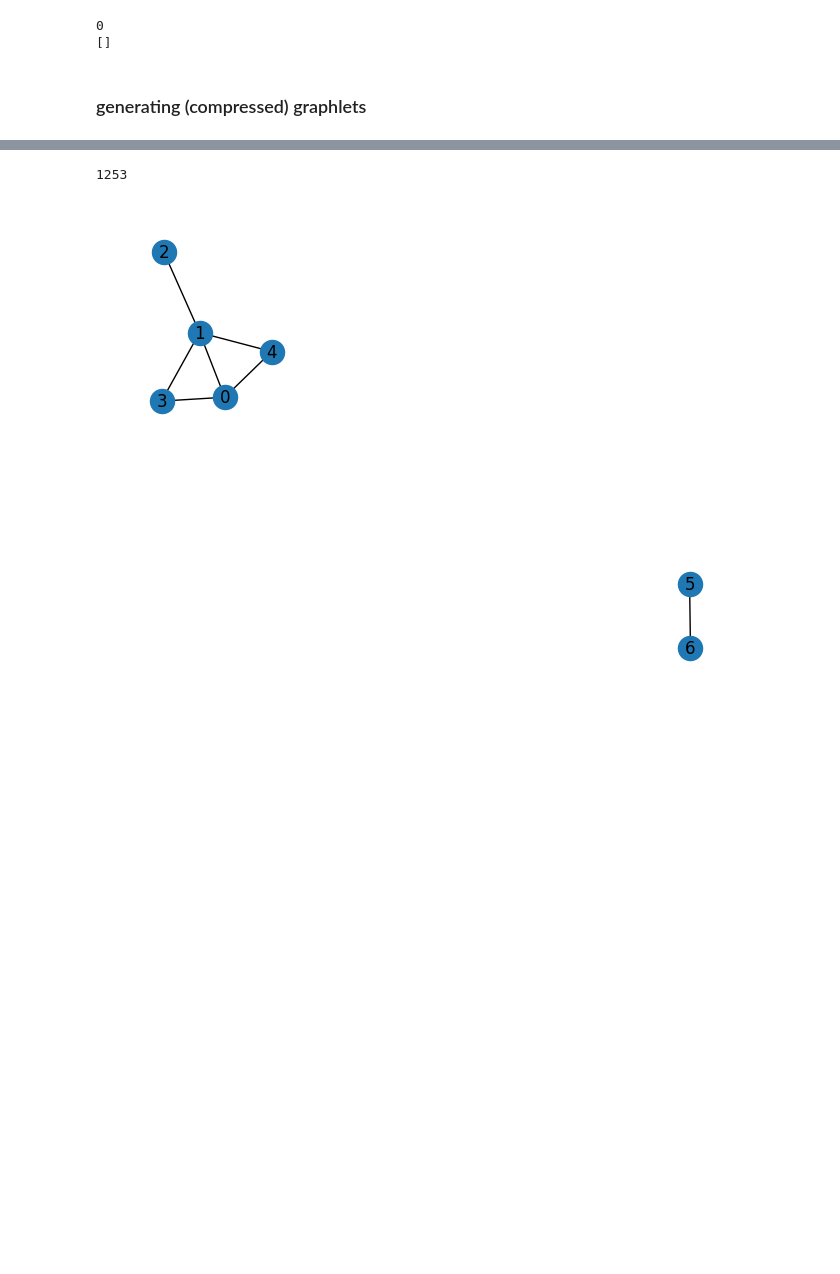
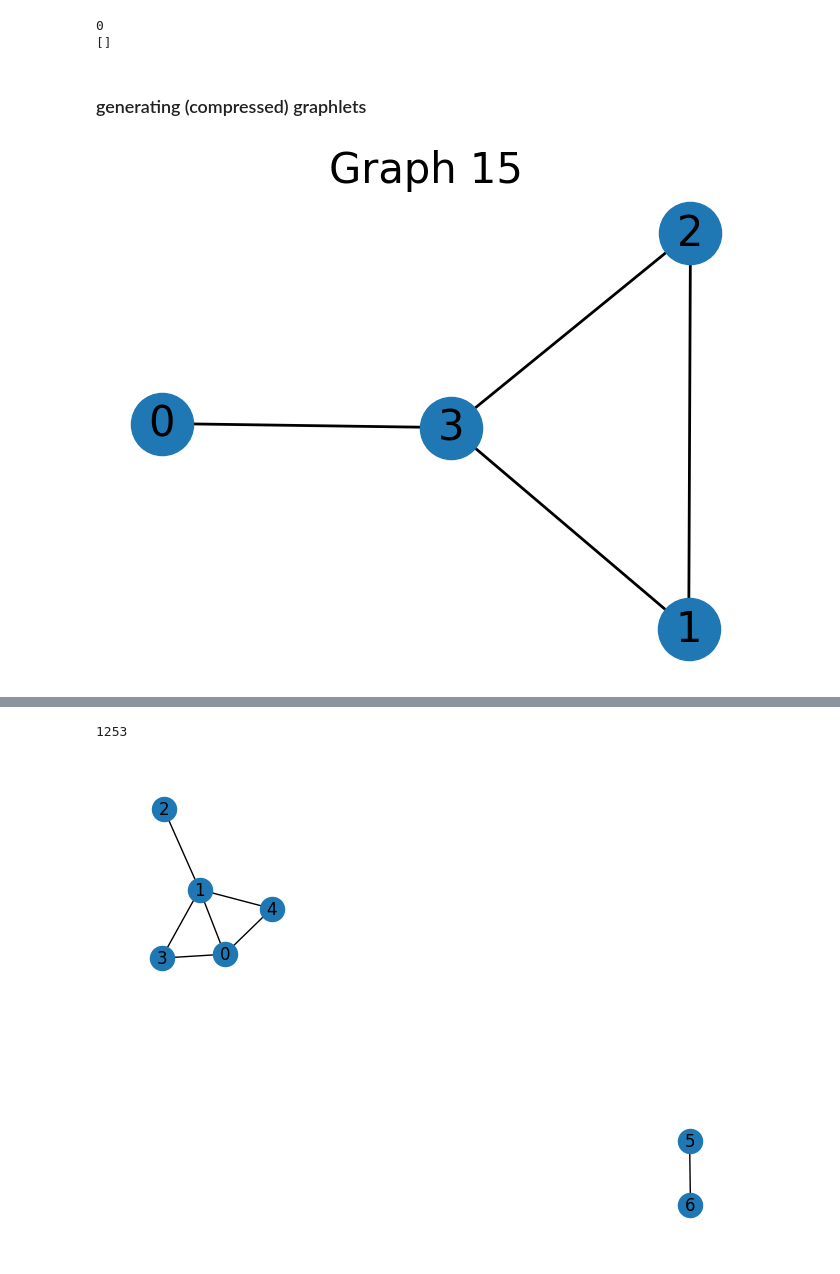
Before and after one commit to andrejjocic/mesh-compressor, a Jupyter notebook: src/repl.ipynb, the cells around one changed output, grey strips where cells are left out. Saved outputs shown, nothing was run; the diff lists cells and outputs as text; code cells hidden in the pictures; blank space fills up the shorter version.

```diff
--- a/src/repl.ipynb
+++ b/src/repl.ipynb
@@ -202,3 +202,9 @@ print(ismorphisms)
 ### generating (compressed) graphlets
 # %%
 atlas = nx.graph_atlas_g() # all graphs up to 7 nodes
+# %%
+nx.draw(atlas[15], with_labels=True, node_size=2000, font_size=30, width=2)
+plt.title("Graph 15", fontsize=30)
+plt.show()
+# %% [output]
+[figure, added]
```
Also changed, not shown: parts of 2 cells of this notebook, 3 other files.
